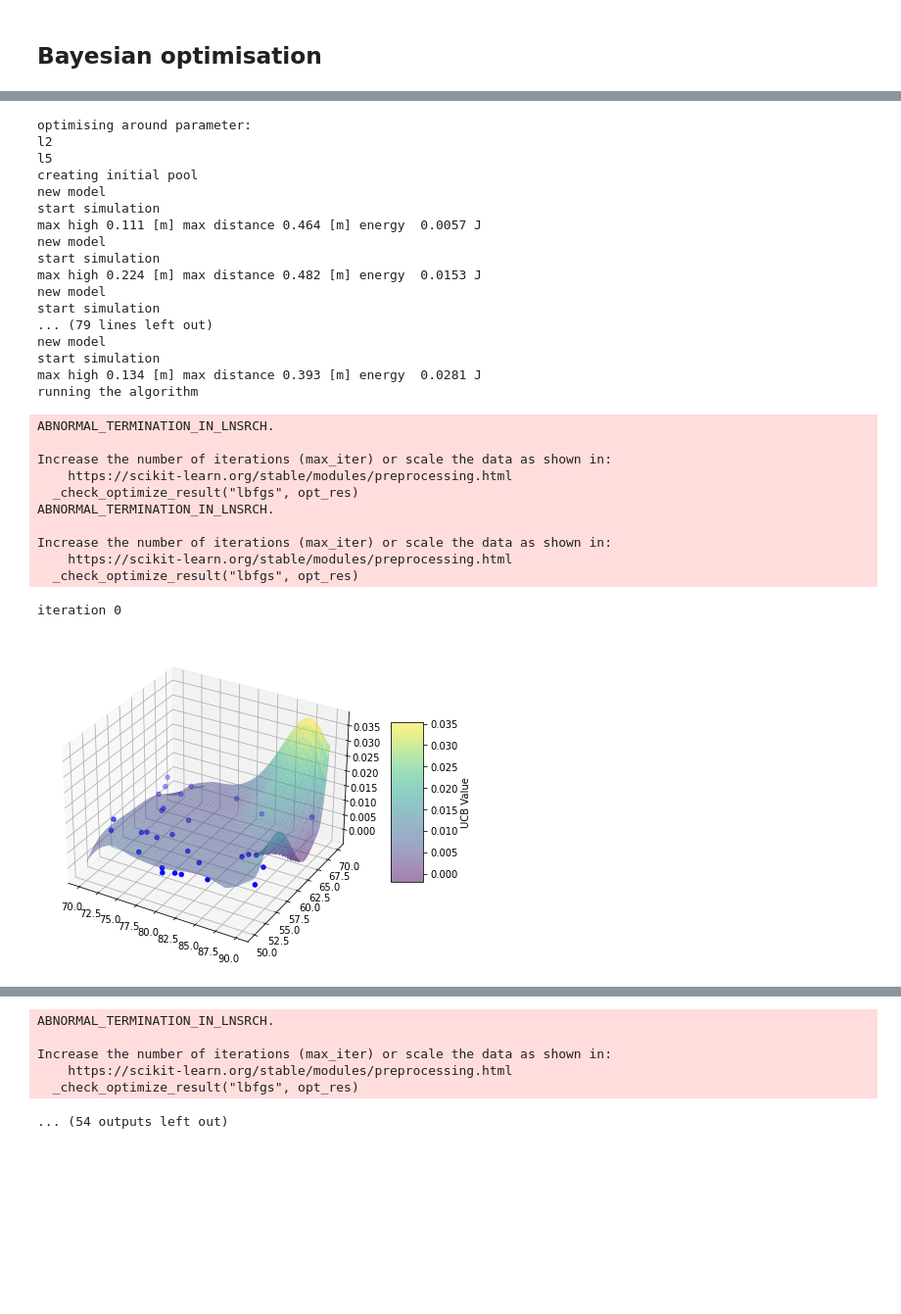
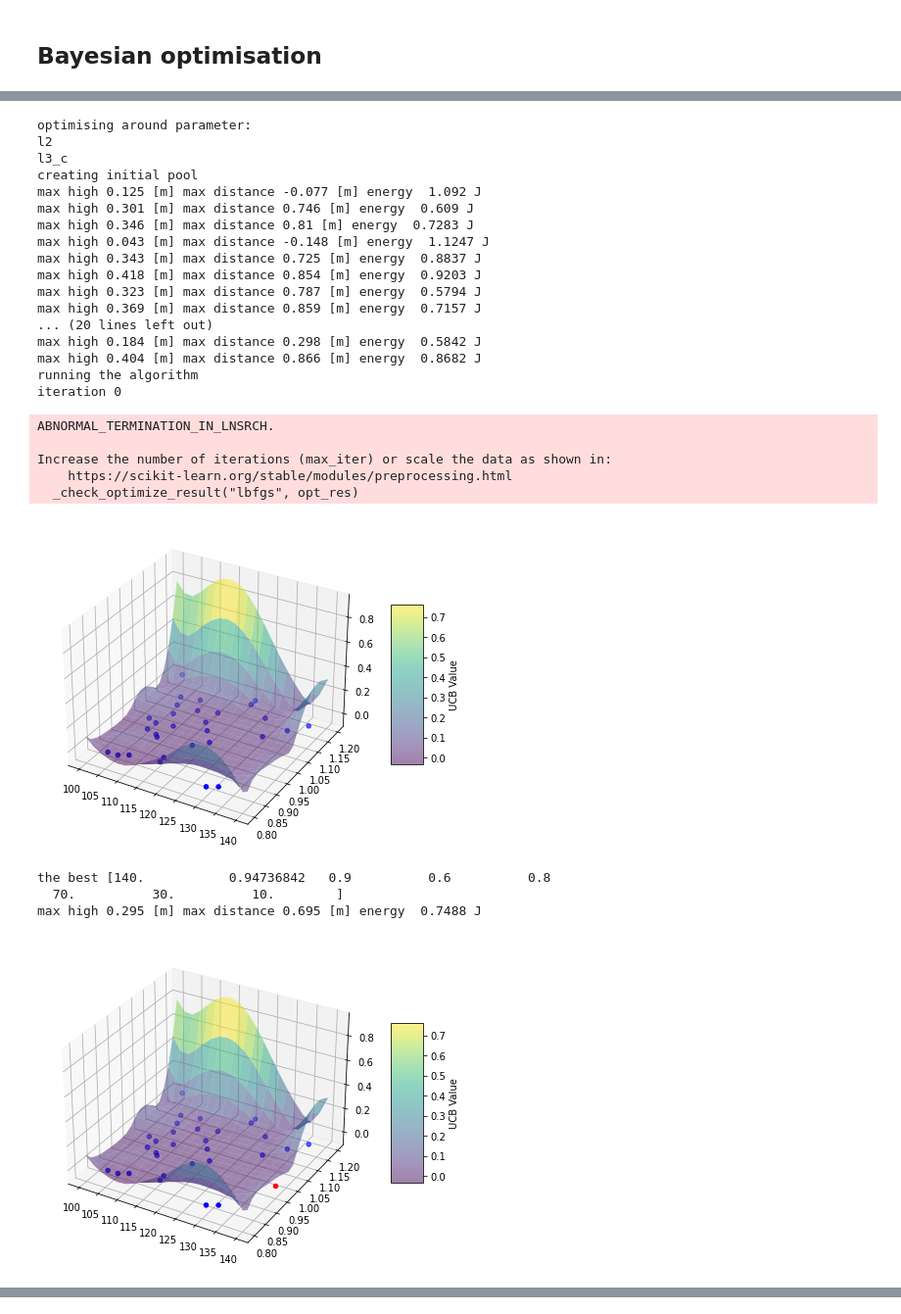
Before and after one commit to alifuatsahin/Jumping-Robot-Design, a Jupyter notebook: jumper_test/optimisation/optimisation BO.ipynb, the cells around one changed output, grey strips where cells are left out. Shown at 98% size. Saved outputs shown, nothing was run; the diff lists cells and outputs as text; code cells hidden in the pictures; blank space fills up the shorter version.

Commit message:
optimisation

```diff
--- a/jumper_test/optimisation/optimisation BO.ipynb
+++ b/jumper_test/optimisation/optimisation BO.ipynb
@@ -14,7 +14,7 @@ How to use models
 # %% [markdown]
 ## Bayesian optimisation
 # %%
-best_parameters = [60., 70., 50., 40., 80., 14., 10.]
+best_parameters = [100. ,   0.8,   0.9,   0.6,   0.8,  70. ,  30. ,  10. ]
 result = [Algorithm.function_obj(best_parameters)]
 print(result)
 Range = 20
@@ -35,35 +34,33 @@ max high 0.233 [m] max distance 0.6 [m] energy  0.0053 J
 # %%
-nb_generation = 200
+nb_generation = 10
 
 # this function optimise along one parameters
-BO = Algorithm.bayesian_optimisation(nb_generation,initial_sample_size = 30,params = [1,2],special_boundaries=bound,initial_best = best_parameters,printer = 3)
+BO = Algorithm.bayesian_optimisation(nb_generation,initial_sample_size = 30,params = [0,1],special_boundaries=bound,initial_best = best_parameters,printer = 3)
 # %% [output]
 optimising around parameter:
 l2
-l5
+l3_c
 creating initial pool
-new model
-start simulation
-max high 0.111 [m] max distance 0.464 [m] energy  0.0057 J
-new model
-start simulation
-max high 0.224 [m] max distance 0.482 [m] energy  0.0153 J
-new model
-start simulation
-... (79 lines left out)
-new model
-start simulation
-max high 0.134 [m] max distance 0.393 [m] energy  0.0281 J
+max high 0.125 [m] max distance -0.077 [m] energy  1.092 J
+max high 0.301 [m] max distance 0.746 [m] energy  0.609 J
+max high 0.346 [m] max distance 0.81 [m] energy  0.7283 J
+max high 0.043 [m] max distance -0.148 [m] energy  1.1247 J
+max high 0.343 [m] max distance 0.725 [m] energy  0.8837 J
+max high 0.418 [m] max distance 0.854 [m] energy  0.9203 J
+max high 0.323 [m] max distance 0.787 [m] energy  0.5794 J
+max high 0.369 [m] max distance 0.859 [m] energy  0.7157 J
+... (20 lines left out)
+max high 0.184 [m] max distance 0.298 [m] energy  0.5842 J
+max high 0.404 [m] max distance 0.866 [m] energy  0.8682 J
 running the algorithm
+iteration 0
 ABNORMAL_TERMINATION_IN_LNSRCH.
 
 Increase the number of iterations (max_iter) or scale the data as shown in:
     https://scikit-learn.org/stable/modules/preprocessing.html
   _check_optimize_result("lbfgs", opt_res)
-ABNORMAL_TERMINATION_IN_LNSRCH.
-
-Increase the number of iterations (max_iter) or scale the data as shown in:
-    https://scikit-learn.org/stable/modules/preprocessing.html
-  _check_optimize_result("lbfgs", opt_res)
+[figure, new version]
-iteration 0
+the best [140.           0.94736842   0.9          0.6          0.8
+  70.          30.          10.        ]
+max high 0.295 [m] max distance 0.695 [m] energy  0.7488 J
-[figure, old version]
+[figure, new version]
@@ -98,6 +90,0 @@ iteration 3
-ABNORMAL_TERMINATION_IN_LNSRCH.
-
-Increase the number of iterations (max_iter) or scale the data as shown in:
-    https://scikit-learn.org/stable/modules/preprocessing.html
-  _check_optimize_result("lbfgs", opt_res)
-... (54 outputs left out)
```
Also changed, not shown: parts of 2 cells of this notebook, 5 other files.
